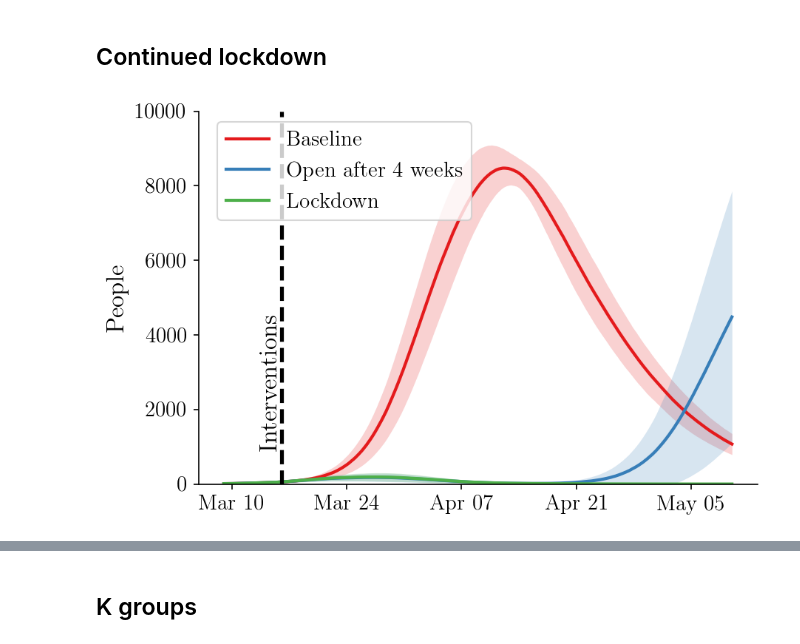
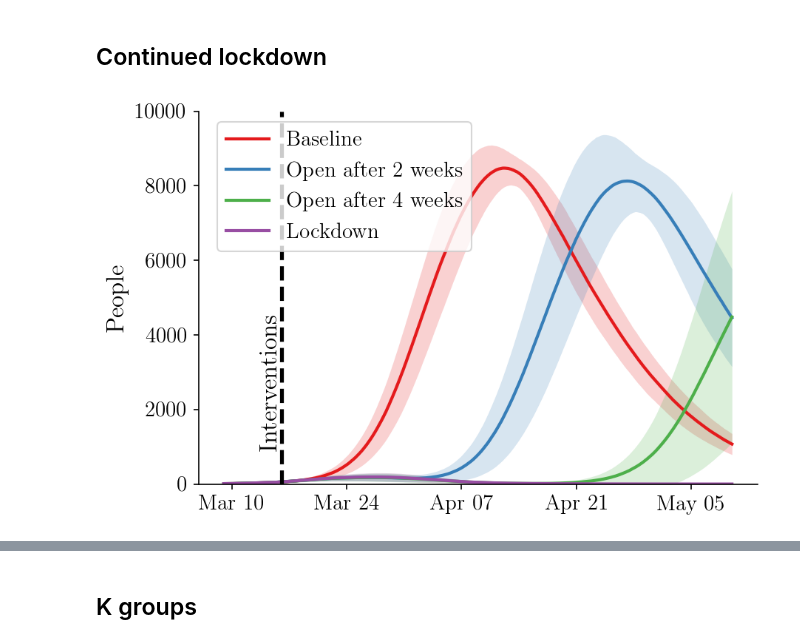
Before and after one commit to covid19-model/simulator, a Jupyter notebook: sim/sim-plot.ipynb, the cells around one changed output, grey strips where cells are left out. Drawn from its saved outputs; the diff is of its cells as text; code cells hidden in the pictures.

```diff
--- a/sim/sim-plot.ipynb
+++ b/sim/sim-plot.ipynb
@@ -89,9 +89,9 @@ plots = {
         Plot(label='Baseline',
             path=(f'baseline-{country}-{area}/'
                   f'baseline-{country}-{area}-baseline.pk')),
-#         Plot(label='Open after 2 weeks',
-#             path=(f'continued-lockdown-{country}-{area}/'
-#                   f'continued-lockdown-{country}-{area}-extended_lockdown_weeks=2.pk')),
+        Plot(label='Open after 2 weeks',
+            path=(f'continued-lockdown-{country}-{area}/'
+                  f'continued-lockdown-{country}-{area}-extended_lockdown_weeks=2.pk')),
         Plot(label='Open after 4 weeks',
             path=(f'continued-lockdown-{country}-{area}/'
                   f'continued-lockdown-{country}-{area}-extended_lockdown_weeks=4.pk')),
@@ -109,31 +109,31 @@ for plot_filename, plots in plots.items():
     paths = get_properties(plots, 'path')
 
     # load simulations
     results = load_summary_list(paths)
     sims = get_properties(results, 'metadata')
     summaries = get_properties(results, 'summary')
 
     # plots
     plotter = Plotter()
 
     start_date = calibration_start_dates[sims[0].country][sims[0].area]
     start_date_lockdown = calibration_lockdown_dates[sims[0].country]['start']
     end_date = calibration_lockdown_dates[sims[0].country]['end']
 
     days_until_lockdown = (pd.to_datetime(start_date_lockdown) - pd.to_datetime(start_date)).days
 
     plotter.compare_total_infections(
         summaries,
         titles=labels,
         filename=plot_filename,
         start_date=start_date,
         figsize=(6,4), acc=500,
         legend_is_left=True,
         lockdown_label_y=1000,
         legendXoffset=0.015,
         lockdown_at=days_until_lockdown,
         lockdown_label='Interventions',
         ymax=ymax[sims[0].country][sims[0].area],
         errorevery=14)
 # %% [output]
-[figure, old version]
+[figure, new version]
```
Also changed, not shown: parts of 5 cells of this notebook, 7 other files.
